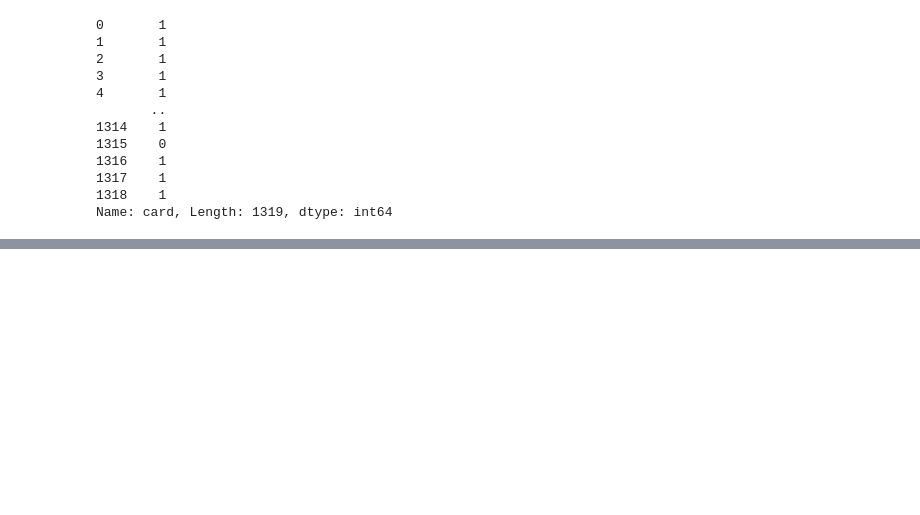
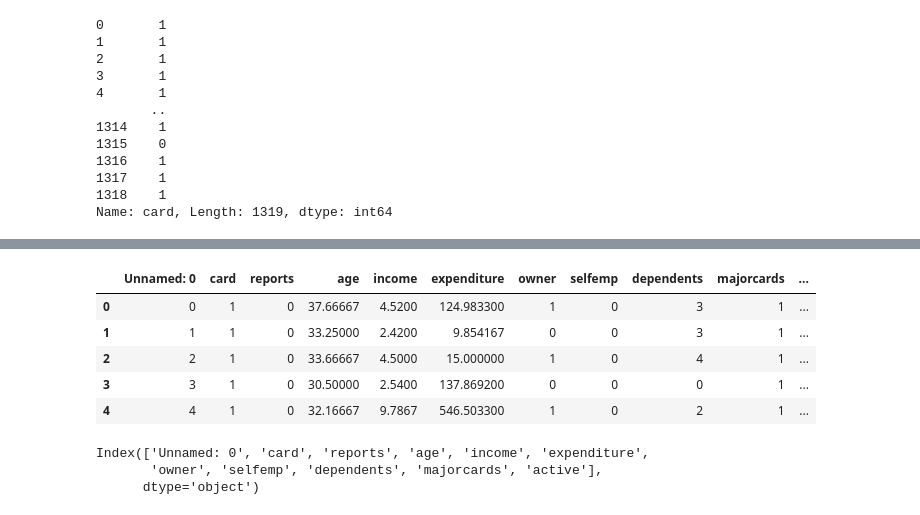
Before and after one commit to ChechikMin/Python, a Jupyter notebook: data_test.ipynb, the cells around one changed output, grey strips where cells are left out. Saved outputs shown, nothing was run; the diff lists cells and outputs as text; code cells hidden in the pictures; blank space fills up the shorter version.

```diff
--- a/data_test.ipynb
+++ b/data_test.ipynb
@@ -171,0 +183,16 @@ Name: card, Length: 1319, dtype: int64
+# %%
+clean_df = df.drop('months', axis=1)
+clean_df.head()
+# %% [output]
+|  | Unnamed: 0 | card | reports | age | income | expenditure | owner | selfemp | dependents | majorcards | ... |
+| 0 | 0 | 1 | 0 | 37.66667 | 4.5200 | 124.983300 | 1 | 0 | 3 | 1 | ... |
+| 1 | 1 | 1 | 0 | 33.25000 | 2.4200 | 9.854167 | 0 | 0 | 3 | 1 | ... |
+| 2 | 2 | 1 | 0 | 33.66667 | 4.5000 | 15.000000 | 1 | 0 | 4 | 1 | ... |
+| 3 | 3 | 1 | 0 | 30.50000 | 2.5400 | 137.869200 | 0 | 0 | 0 | 1 | ... |
+| 4 | 4 | 1 | 0 | 32.16667 | 9.7867 | 546.503300 | 1 | 0 | 2 | 1 | ... |
+# %%
+clean_df.columns
+# %% [output]
+Index(['Unnamed: 0', 'card', 'reports', 'age', 'income', 'expenditure',
+       'owner', 'selfemp', 'dependents', 'majorcards', 'active'],
+      dtype='object')
```
Also changed, not shown: parts of 7 cells of this notebook, 1 other file.
